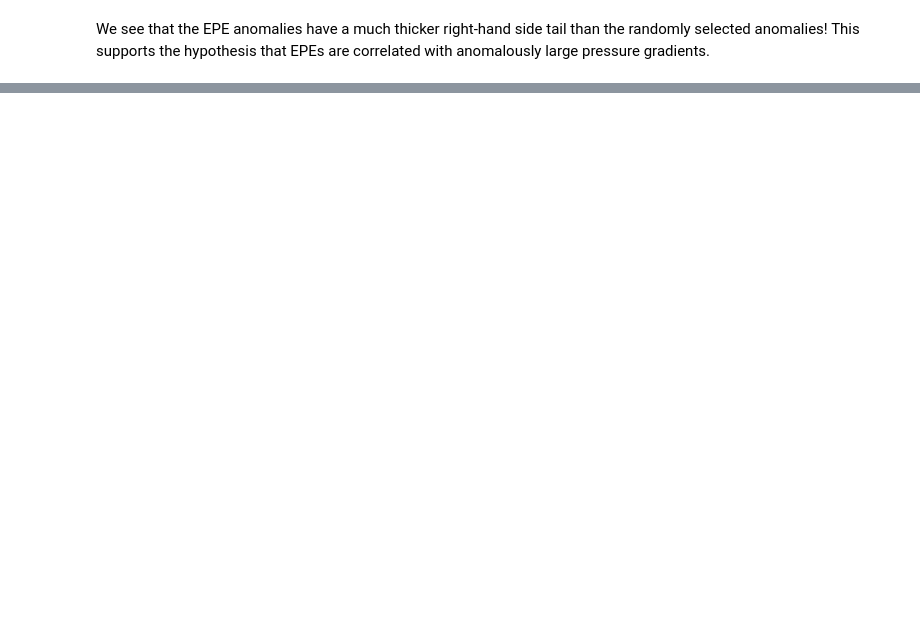
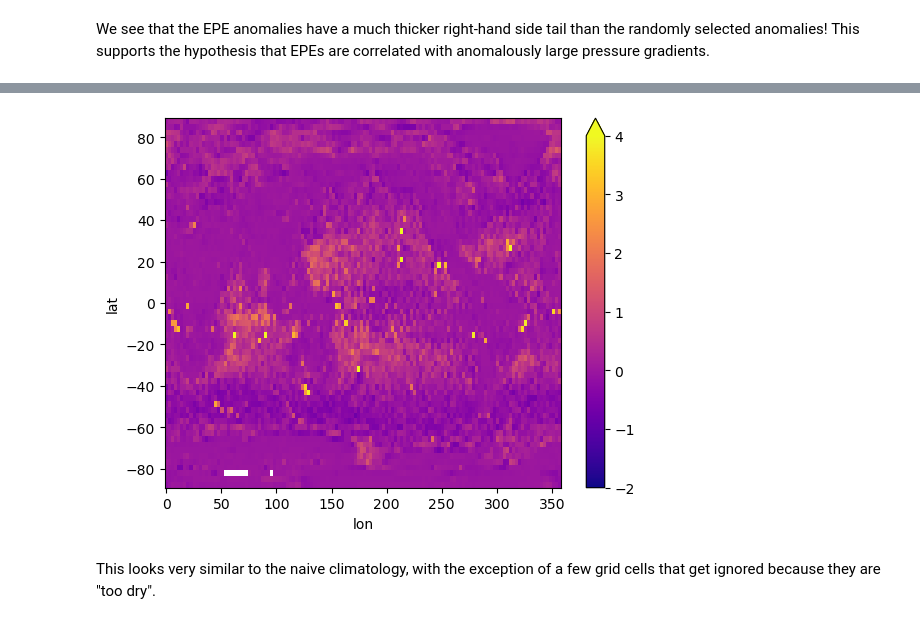
Before and after one commit to ageorgemorgan/epe-analysis, a Jupyter notebook: ps_investigation_cleaned.ipynb, the cells around one changed output, grey strips where cells are left out. Cells and saved outputs as stored; diff of their text form; code cells hidden in the pictures; blank space fills up the shorter version.

Commit message:
finished grad_ps notebook

```diff
--- a/ps_investigation_cleaned.ipynb
+++ b/ps_investigation_cleaned.ipynb
@@ -254,0 +271,40 @@ We see that the EPE anomalies have a much thicker right-hand side tail than the
+# %%
+def discard_dry_cells(da, epe):
+    return da.where((epe > 0.).compute(), drop = True)
+# %%
+da_grad_ps_no_dry = discard_dry_cells(da_grad_ps, epe)
+ds_pr_daily_no_dry = discard_dry_cells(ds_pr_daily, epe)
+# %%
+da_grad_ps_pdo_clim = da_grad_ps_no_dry.where(
+    ds_pr_daily_no_dry.pr.values > precip_threshold,
+).mean(
+    dim = "time",
+    skipna = True,
+)
+# %%
+grad_ps_pdo_anom_as_temporal_list = []
+for year in year_range:
+    day_of_epe = select_fixed_year(ds_pr_daily.pr, year).idxmax(dim = "time")
+    anom_current_year = (
+        (
+            da_grad_ps_no_dry.sel(time = day_of_epe, method = "ffill") - da_grad_ps_pdo_clim
+        ) / da_grad_ps_pdo_clim
+    )
+    grad_ps_pdo_anom_as_temporal_list.append(anom_current_year)
+
+da_grad_ps_pdo_anom = xr.DataArray(
+        data = grad_ps_pdo_anom_as_temporal_list,
+        dims = ["time", "lat", "lon"],
+        coords = dict(
+            lon = da_grad_ps_no_dry.lon.to_numpy(),
+            lat = da_grad_ps_no_dry.lat.to_numpy(),
+            time = [year for year in year_range],
+        ),
+)
+# %%
+da_grad_ps_pdo_anom.mean(dim="time").plot( vmin = -2, vmax = 4, cmap ="plasma")
+plt.show()
+# %% [output]
+[figure, added]
+# %% [markdown]
+This looks very similar to the naive climatology, with the exception of a few grid cells that get ignored because they are "too dry".
```
Also changed, not shown: parts of 19 cells of this notebook.
